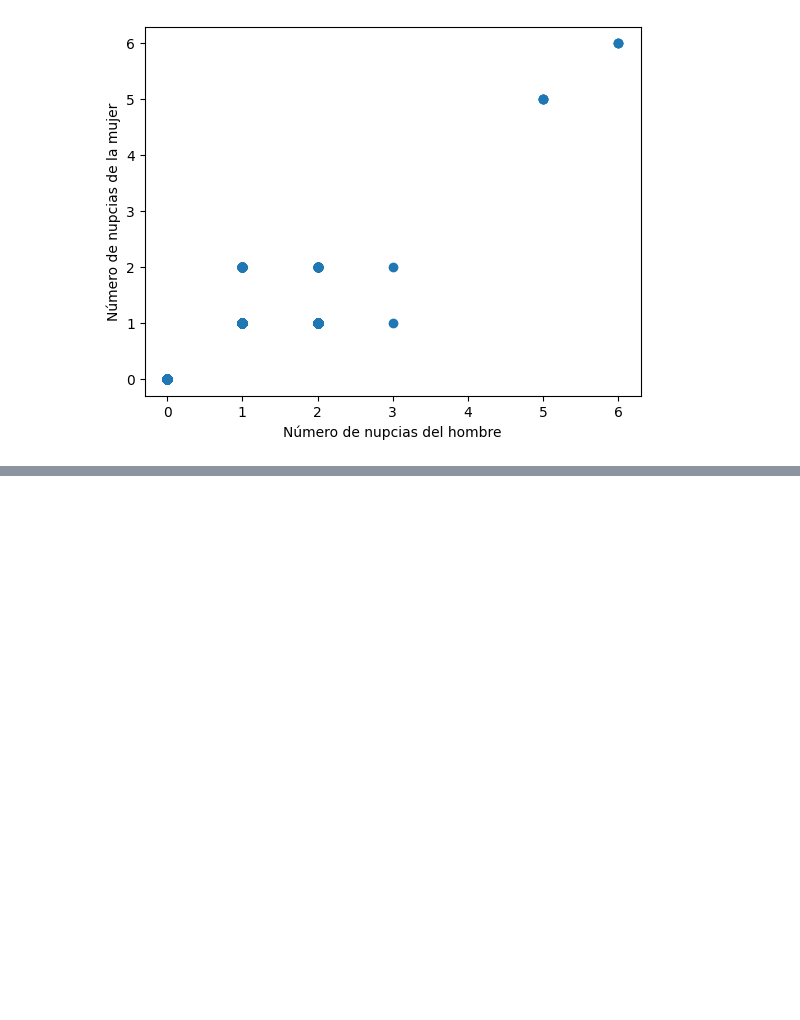
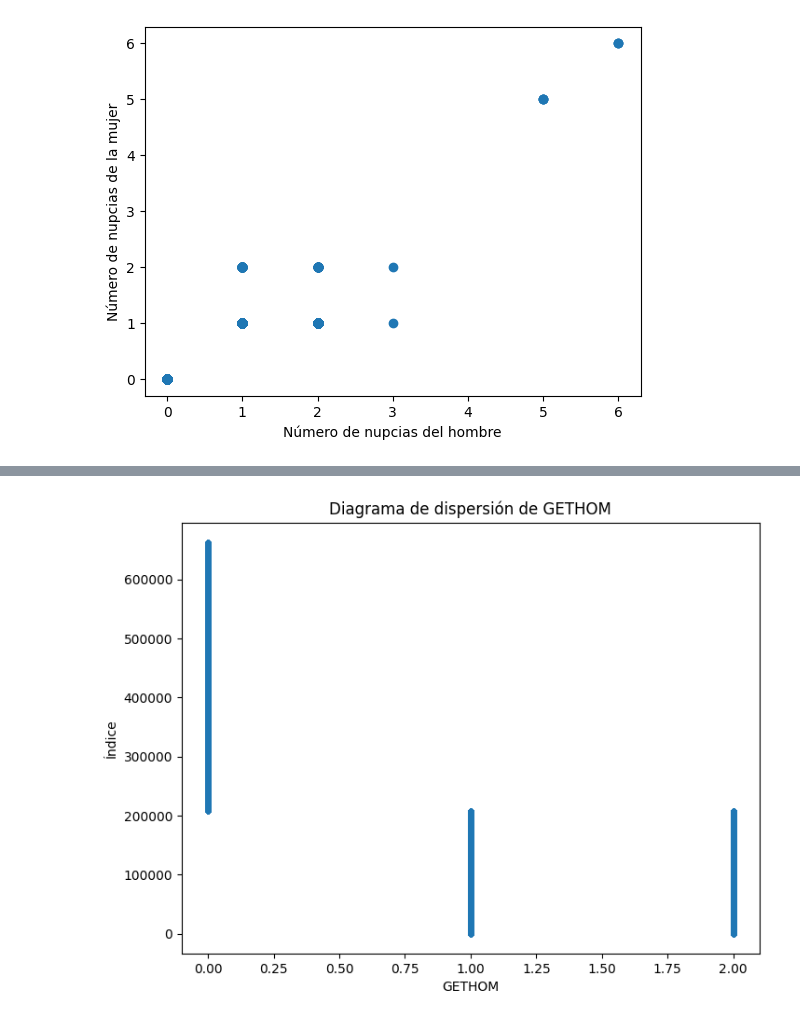
Before and after one commit to rsmith1220/MineriaDeDatos, a Jupyter notebook: exploracion.ipynb, the cells around one changed output, grey strips where cells are left out. Saved outputs shown, nothing was run; the diff lists cells and outputs as text; code cells hidden in the pictures; blank space fills up the shorter version.

```diff
--- a/exploracion.ipynb
+++ b/exploracion.ipynb
@@ -247,0 +284,18 @@ plt.show()
+# %%
+import pandas as pd
+import matplotlib.pyplot as plt
+
+df = pd.read_csv('archivo_limpio.csv')
+
+df_filtered = df[df['GETHOM'] != 9]
+x = df_filtered['GETHOM']
+
+
+plt.figure(figsize=(8,6))
+plt.scatter(x=x, y=range(len(x)), s=10, alpha=0.5)
+plt.title('Diagrama de dispersión de GETHOM')
+plt.xlabel('GETHOM')
+plt.ylabel('Índice')
+plt.show()
+# %% [output]
+[figure, added]
```
Also changed, not shown: parts of 2 cells of this notebook.
